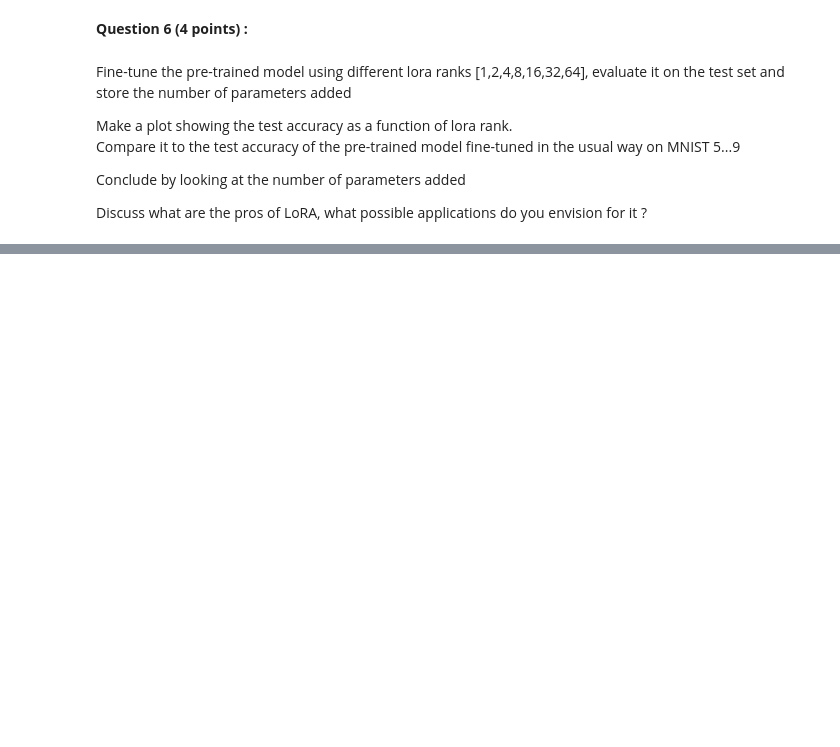
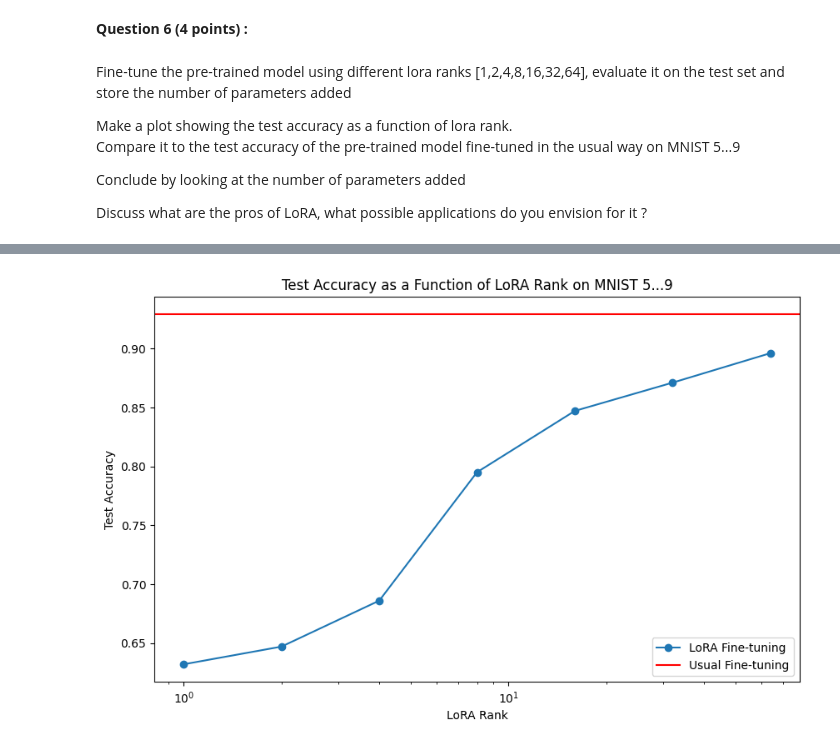
Before and after one commit to Chia-Tien-Tang/Deep-Learning-in-Practice_Assignment, a Jupyter notebook: TP4/TP4_LoRA.ipynb, the cells around one changed output, grey strips where cells are left out. Drawn from its saved outputs; the diff is of its cells as text; code cells hidden in the pictures; blank space fills up the shorter version.

```diff
--- a/TP4/TP4_LoRA.ipynb
+++ b/TP4/TP4_LoRA.ipynb
@@ -417,0 +497,15 @@ Make a function that counts the number of parameters introduced by lora ( use th
+# %%
+# Count the parameters introduced by lora layers
+#######
+#TO-DO#
+def count_lora_params(modified_net):
+    # Count the parameters introduced by LoRA layers
+    lora_params = 0
+    for name, param in modified_net.named_parameters():
+        if 'lora' in name:
+            lora_params += torch.numel(param)
+    return lora_params
+
+lora_parameters_count = count_lora_params(modified_net)
+print(f"Total number of parameters introduced by LoRA: {lora_parameters_count}")
+#######
@@ -454,3 +581,18 @@ Compare it to the test accuracy of the pre-trained model fine-tuned in the usual
 Conclude by looking at the number of parameters added
 
 Discuss what are the pros of LoRA, what possible applications do you envision for it ?
+# %%
+lora_ranks = [1, 2, 4, 8, 16, 32, 64]
+
+test_accuracies_lora = []
+parameters_added_lora = []
+
+for rank in lora_ranks:
+    modified_net = ModifiedClassifier(lora_rank=rank).to(device)
+    _, _ = train(train_loader_subset2, val_loader_subset2, "subset2", modified_net, epochs=10)
+
+    test_accuracy = test(test_loader_subset2, "subset2", modified_net, {i: 0 for i in range(5, 10)})
+    test_accuracies_lora.append(test_accuracy)
+
+    parameters_added = count_lora_params(modified_net)
+    parameters_added_lora.append(parameters_added)
@@ -456,0 +635,12 @@ Discuss what are the pros of LoRA, what possible applications do you envision fo
+# %%
+plt.figure(figsize=(10, 6))
+plt.plot(lora_ranks, test_accuracies_lora, label='LoRA Fine-tuning', marker='o')
+plt.axhline(y=test_accuracy_finetuned_subset2, color='r', linestyle='-', label='Usual Fine-tuning')
+plt.xlabel('LoRA Rank')
+plt.ylabel('Test Accuracy')
+plt.title('Test Accuracy as a Function of LoRA Rank on MNIST 5...9')
+plt.legend()
+plt.xscale('log')
+plt.show()
+# %% [output]
+[figure, added]
```
Also changed, not shown: parts of 26 cells of this notebook.
